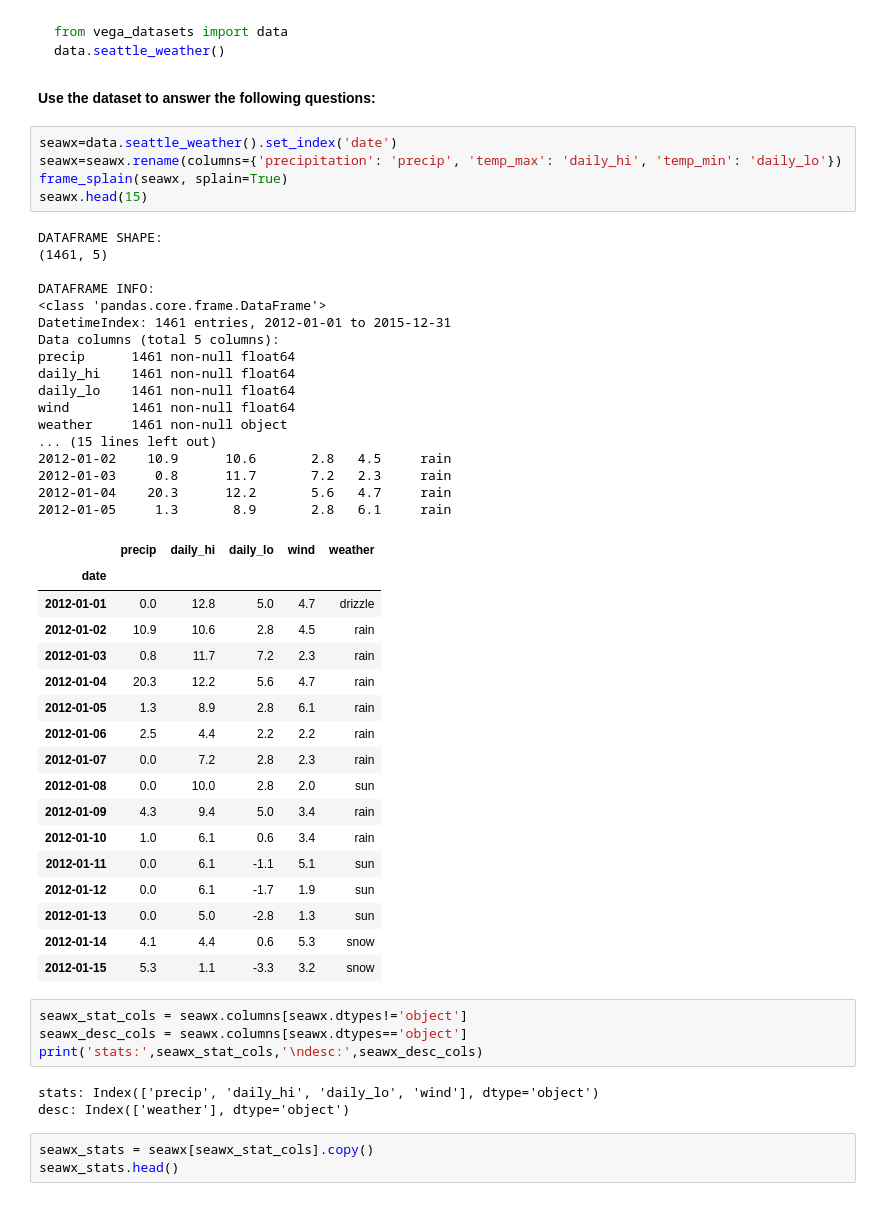
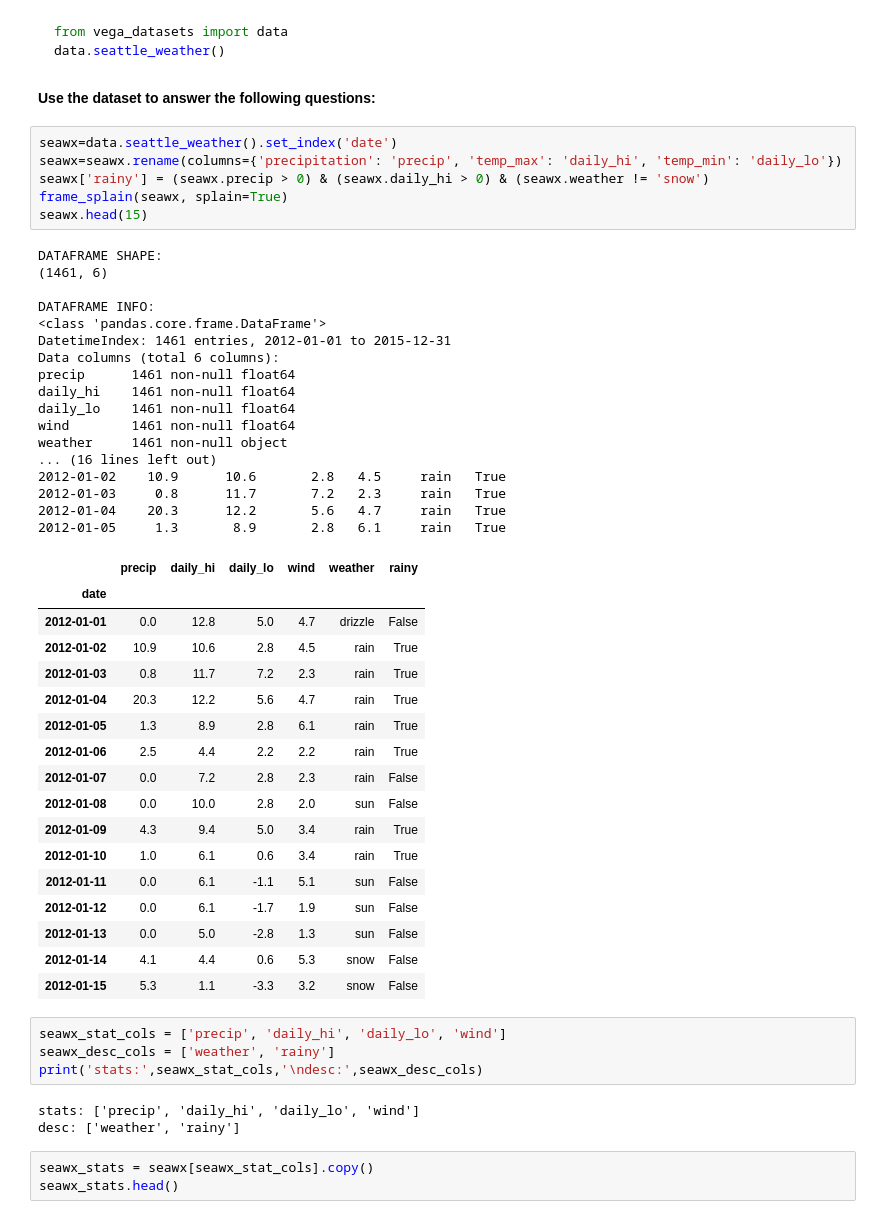
Before and after one commit to kjeliasen/ds-methodologies-exercises, a Jupyter notebook: time_series/exercises_additional.ipynb, the cells around one changed output. Saved outputs shown, nothing was run; the diff lists cells and outputs as text.

```diff
--- a/time_series/exercises_additional.ipynb
+++ b/time_series/exercises_additional.ipynb
@@ -304,50 +308,51 @@ data.seattle_weather()
 # %%
 seawx=data.seattle_weather().set_index('date')
 seawx=seawx.rename(columns={'precipitation': 'precip', 'temp_max': 'daily_hi', 'temp_min': 'daily_lo'})
+seawx['rainy'] = (seawx.precip > 0) & (seawx.daily_hi > 0) & (seawx.weather != 'snow')
 frame_splain(seawx, splain=True)
 seawx.head(15)
 # %% [output]
 DATAFRAME SHAPE:
-(1461, 5)
+(1461, 6)
 
 DATAFRAME INFO:
 <class 'pandas.core.frame.DataFrame'>
 DatetimeIndex: 1461 entries, 2012-01-01 to 2015-12-31
-Data columns (total 5 columns):
+Data columns (total 6 columns):
 precip      1461 non-null float64
 daily_hi    1461 non-null float64
 daily_lo    1461 non-null float64
 wind        1461 non-null float64
 weather     1461 non-null object
-... (15 lines left out)
-2012-01-02    10.9      10.6       2.8   4.5     rain
-2012-01-03     0.8      11.7       7.2   2.3     rain
-2012-01-04    20.3      12.2       5.6   4.7     rain
-2012-01-05     1.3       8.9       2.8   6.1     rain
+... (16 lines left out)
+2012-01-02    10.9      10.6       2.8   4.5     rain   True
+2012-01-03     0.8      11.7       7.2   2.3     rain   True
+2012-01-04    20.3      12.2       5.6   4.7     rain   True
+2012-01-05     1.3       8.9       2.8   6.1     rain   True
-|  | precip | daily_hi | daily_lo | wind | weather |
-| date |  |  |  |  |  |
-| 2012-01-01 | 0.0 | 12.8 | 5.0 | 4.7 | drizzle |
-| 2012-01-02 | 10.9 | 10.6 | 2.8 | 4.5 | rain |
-| 2012-01-03 | 0.8 | 11.7 | 7.2 | 2.3 | rain |
-| 2012-01-04 | 20.3 | 12.2 | 5.6 | 4.7 | rain |
-| 2012-01-05 | 1.3 | 8.9 | 2.8 | 6.1 | rain |
-| 2012-01-06 | 2.5 | 4.4 | 2.2 | 2.2 | rain |
-| 2012-01-07 | 0.0 | 7.2 | 2.8 | 2.3 | rain |
-| 2012-01-08 | 0.0 | 10.0 | 2.8 | 2.0 | sun |
-| 2012-01-09 | 4.3 | 9.4 | 5.0 | 3.4 | rain |
-| 2012-01-10 | 1.0 | 6.1 | 0.6 | 3.4 | rain |
-| 2012-01-11 | 0.0 | 6.1 | -1.1 | 5.1 | sun |
-| 2012-01-12 | 0.0 | 6.1 | -1.7 | 1.9 | sun |
-| 2012-01-13 | 0.0 | 5.0 | -2.8 | 1.3 | sun |
-| 2012-01-14 | 4.1 | 4.4 | 0.6 | 5.3 | snow |
-| 2012-01-15 | 5.3 | 1.1 | -3.3 | 3.2 | snow |
+|  | precip | daily_hi | daily_lo | wind | weather | rainy |
+| date |  |  |  |  |  |  |
+| 2012-01-01 | 0.0 | 12.8 | 5.0 | 4.7 | drizzle | False |
+| 2012-01-02 | 10.9 | 10.6 | 2.8 | 4.5 | rain | True |
+| 2012-01-03 | 0.8 | 11.7 | 7.2 | 2.3 | rain | True |
+| 2012-01-04 | 20.3 | 12.2 | 5.6 | 4.7 | rain | True |
+| 2012-01-05 | 1.3 | 8.9 | 2.8 | 6.1 | rain | True |
+| 2012-01-06 | 2.5 | 4.4 | 2.2 | 2.2 | rain | True |
+| 2012-01-07 | 0.0 | 7.2 | 2.8 | 2.3 | rain | False |
+| 2012-01-08 | 0.0 | 10.0 | 2.8 | 2.0 | sun | False |
+| 2012-01-09 | 4.3 | 9.4 | 5.0 | 3.4 | rain | True |
+| 2012-01-10 | 1.0 | 6.1 | 0.6 | 3.4 | rain | True |
+| 2012-01-11 | 0.0 | 6.1 | -1.1 | 5.1 | sun | False |
+| 2012-01-12 | 0.0 | 6.1 | -1.7 | 1.9 | sun | False |
+| 2012-01-13 | 0.0 | 5.0 | -2.8 | 1.3 | sun | False |
+| 2012-01-14 | 4.1 | 4.4 | 0.6 | 5.3 | snow | False |
+| 2012-01-15 | 5.3 | 1.1 | -3.3 | 3.2 | snow | False |
 # %%
-seawx_stat_cols = seawx.columns[seawx.dtypes!='object']
-seawx_desc_cols = seawx.columns[seawx.dtypes=='object']
+seawx_stat_cols = ['precip', 'daily_hi', 'daily_lo', 'wind']
+seawx_desc_cols = ['weather', 'rainy']
 print('stats:',seawx_stat_cols,'\ndesc:',seawx_desc_cols)
 # %% [output]
-stats: Index(['precip', 'daily_hi', 'daily_lo', 'wind'], dtype='object')
-desc: Index(['weather'], dtype='object')
+stats: ['precip', 'daily_hi', 'daily_lo', 'wind']
+desc: ['weather', 'rainy']
 # %%
 seawx_stats = seawx[seawx_stat_cols].copy()
 seawx_stats.head()
```
Also changed, not shown: parts of 16 cells of this notebook, 5 other files.
